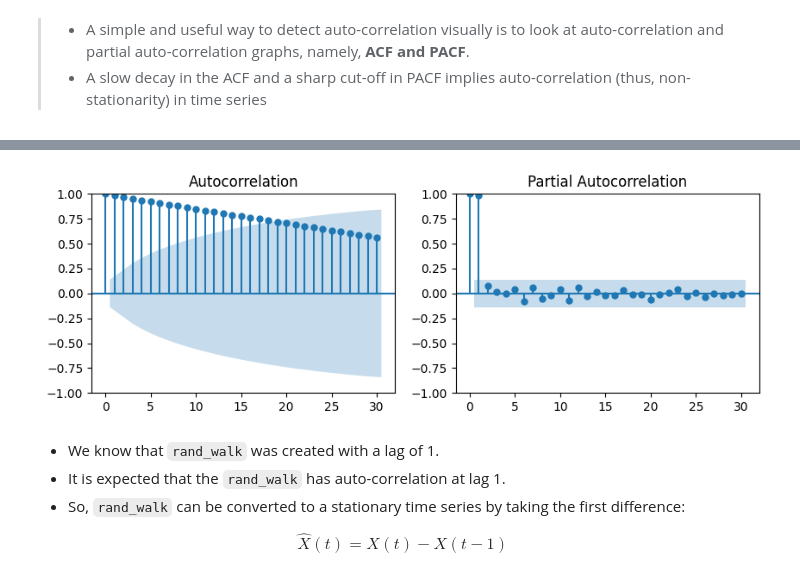
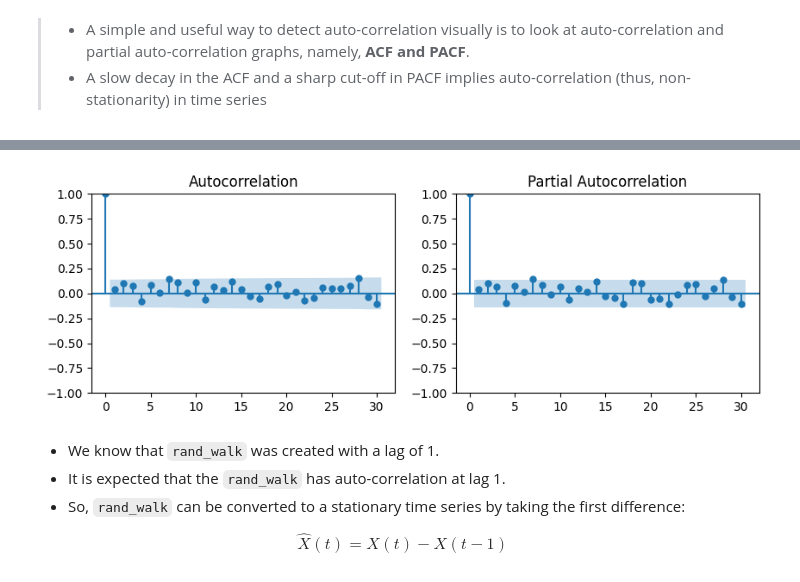
Before and after one commit to nsydn/ise043_tsaf, a Jupyter notebook: ise043_tsaf_2526f_2_stationarity.ipynb, the cells around one changed output, grey strips where cells are left out. Drawn from its saved outputs; the diff is of its cells as text; code cells hidden in the pictures.

```diff
--- a/ise043_tsaf_2526f_2_stationarity.ipynb
+++ b/ise043_tsaf_2526f_2_stationarity.ipynb
@@ -578,7 +588,7 @@ stationary.
 # %%
-acf_plot(trend)
+acf_plot(stationary)
 # %% [output]
-[figure, old version]
+[figure, new version]
 # %% [markdown]
 - We know that `rand_walk` was created with a lag of 1.
 - It is expected that the `rand_walk` has auto-correlation at lag 1.
```
Also changed, not shown: parts of 9 cells of this notebook, 2 other files.
